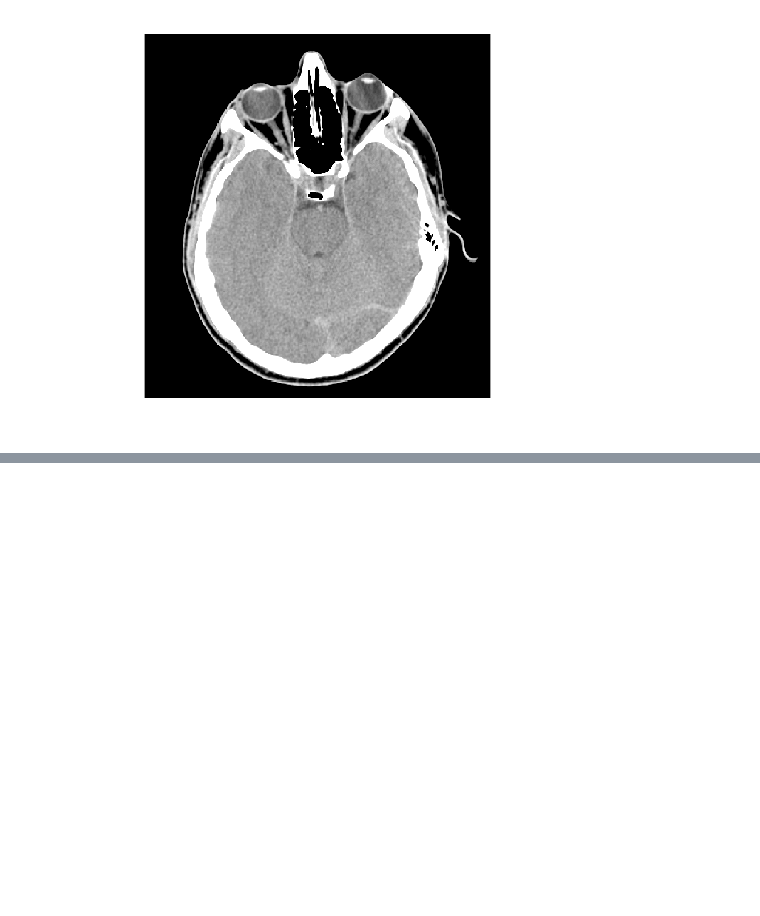
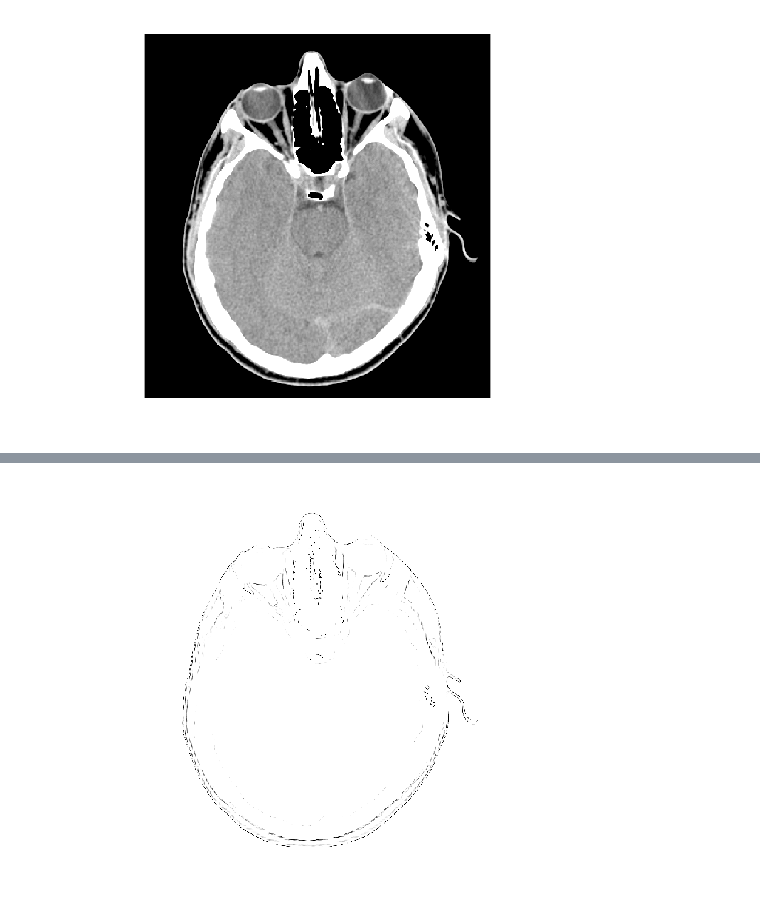
Before and after one commit to SunYufei/dipum2e, a Jupyter notebook: Chapter 2/2.6.ipynb, the cells around one changed output, grey strips where cells are left out. Cells and saved outputs as stored; diff of their text form; code cells hidden in the pictures; blank space fills up the shorter version.

```diff
--- a/Chapter 2/2.6.ipynb
+++ b/Chapter 2/2.6.ipynb
@@ -139,0 +148,5 @@ imshow(f)
+# %%
+gray = mat2gray(g);
+imshow(gray);
+# %% [output]
+[figure, added]
```
Also changed, not shown: parts of 5 cells of this notebook, 3 other files.
